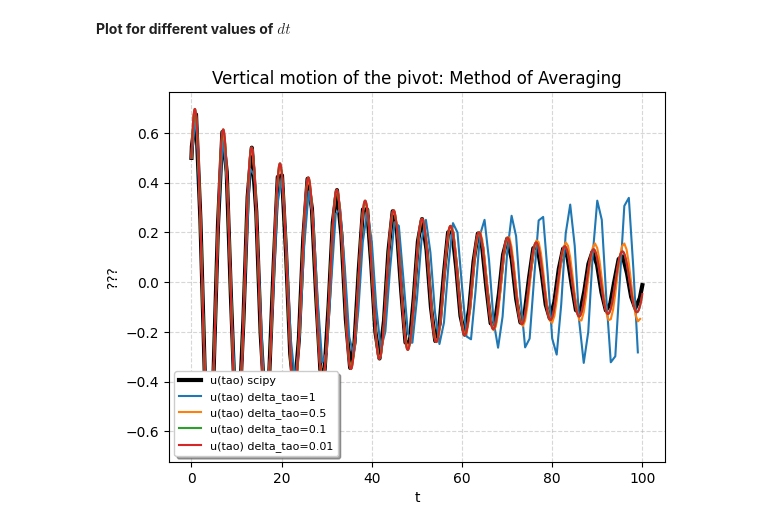
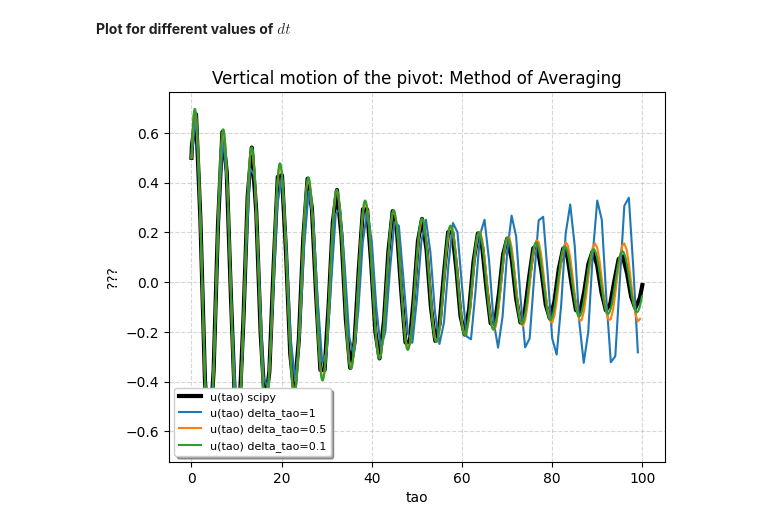
Before and after one commit to unalmedmathnum/Correa-Garcia-Lizcano-Velez, a Jupyter notebook: Tarea 3/main.ipynb, the cells around one changed output. Cells and saved outputs as stored; diff of their text form; code cells hidden in the pictures.

```diff
--- a/Tarea 3/main.ipynb
+++ b/Tarea 3/main.ipynb
@@ -115,27 +115,27 @@ plt.show()
 # %%
 # PARAMETERS
 initial_conditions = [0.5, 0.5] # me los saque de la nada
 tao_0 = 0
 tao_max = 100
-delta_tao_values = [1, 0.5, 0.1, 0.01]
+delta_tao_values = [1, 0.5, 0.1]
 
 # SOLVE SCIPY
 solution_scipy = scipy.integrate.solve_ivp(verticalMotion, (tao_0, tao_max), initial_conditions)
 scipy_u = solution_scipy.y
 scipy_t = solution_scipy.t
 plt.plot(scipy_t, scipy_u[0], label="u(tao) scipy", linewidth=3, color="black") # PLOT SCIPY SOLUTION
 
 # SOLVE FOR EACH dt
 for delta_tao in delta_tao_values:
     t, rk4_u = rungeKuttaSolver(verticalMotion, initial_conditions, tao_0, tao_max, delta_tao)
-    plt.plot(t, rk4_u[0], label=f"u(tao) delta_tao={delta_tao}") # PLOT dt SOLUTION
+    plt.plot(t, rk4_u[0], label=f"u(tao) delta_tao={delta_tao}") # PLOT delta_tao SOLUTION
 
 # PLOT OPTIONS
 plt.grid(True, linestyle="--", alpha=0.5)
-plt.xlabel("t")
+plt.xlabel("tao")
 plt.ylabel("???")
 plt.title("Vertical motion of the pivot: Method of Averaging")
 plt.legend(loc="lower left", frameon=True, shadow=True, fontsize=8)
 plt.show()
 # %% [output]
-[figure, old version]
+[figure, new version]
```
